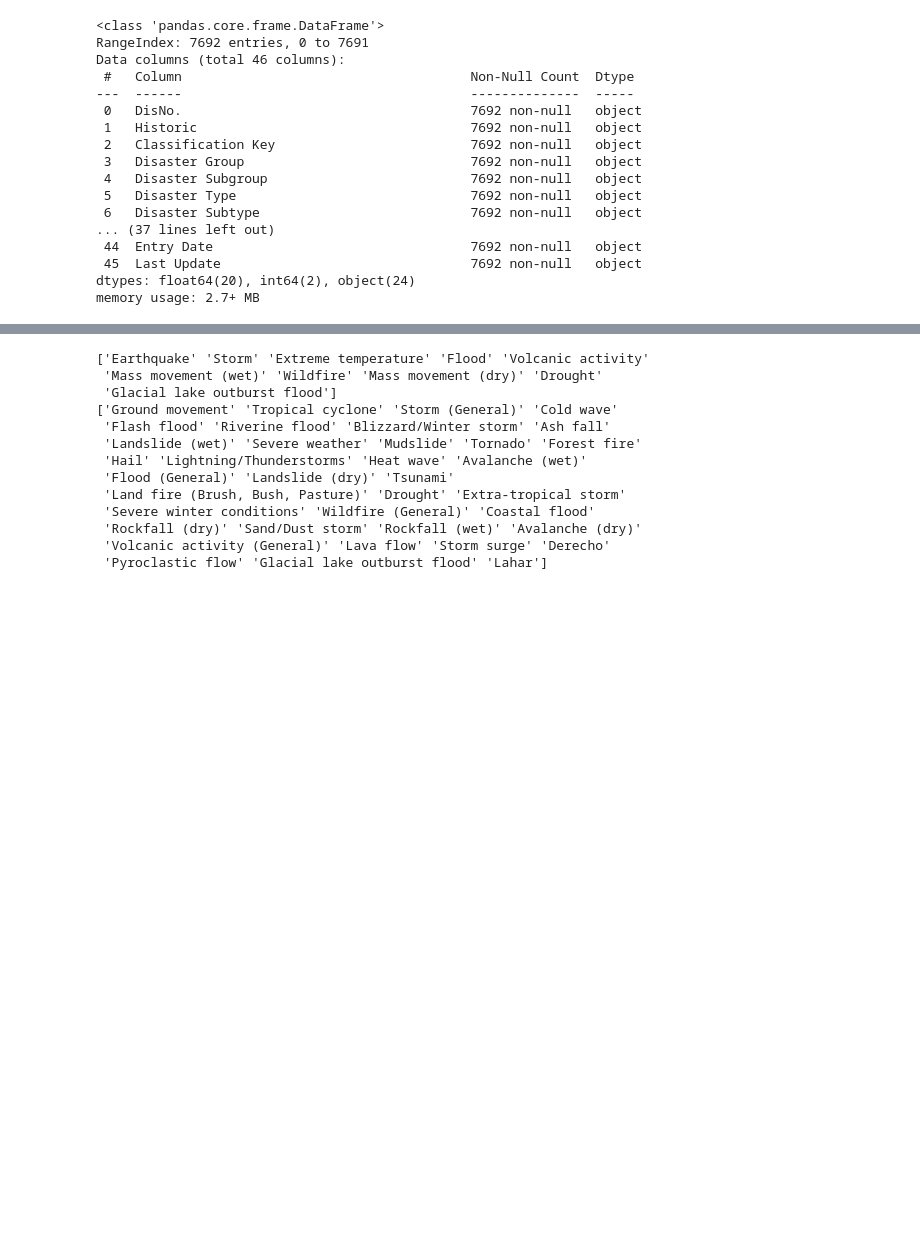
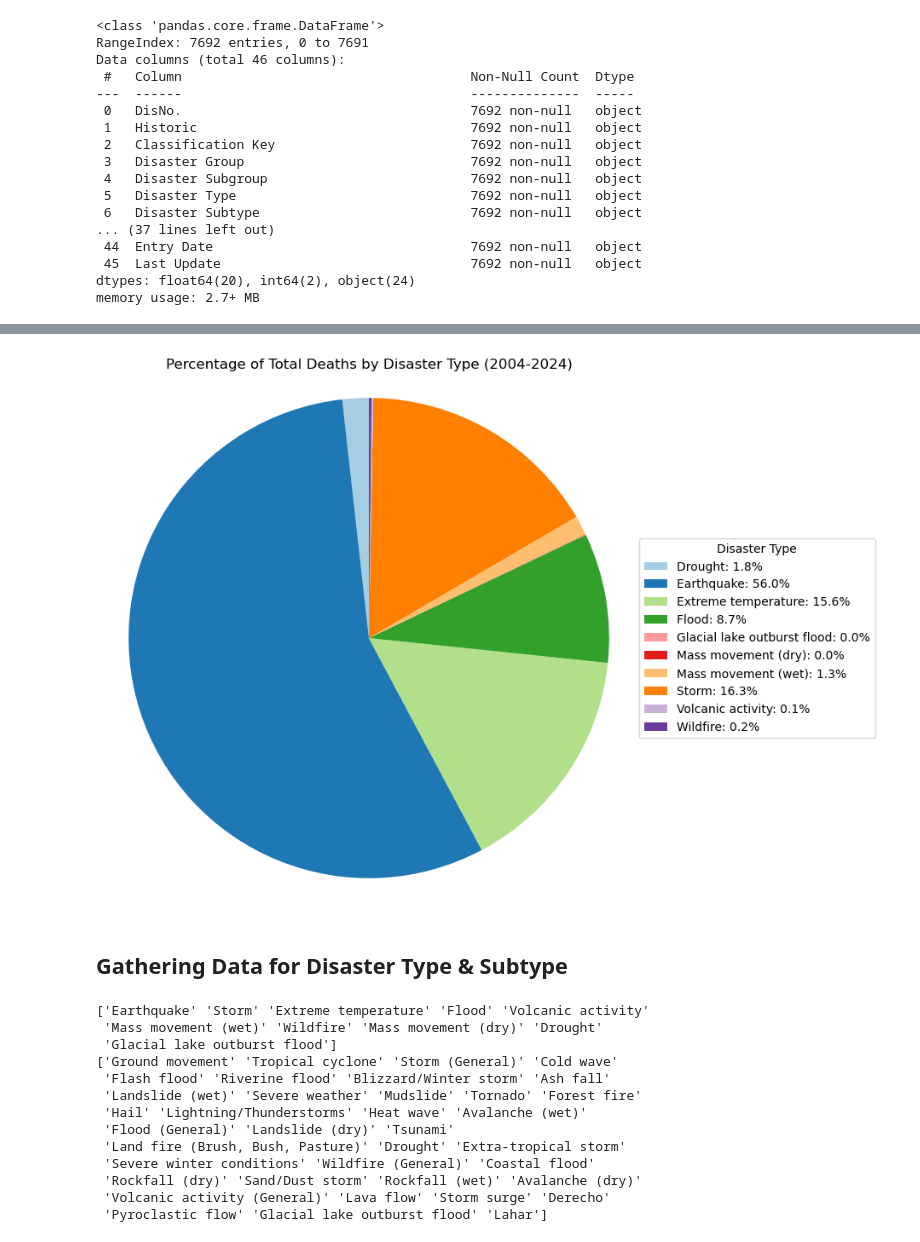
Before and after one commit to Csaldivar23/Project_3, a Jupyter notebook: natural_disaster_ETL.ipynb, the cells around one changed output, grey strips where cells are left out. Drawn from its saved outputs; the diff is of its cells as text; code cells hidden in the pictures; blank space fills up the shorter version.

```diff
--- a/natural_disaster_ETL.ipynb
+++ b/natural_disaster_ETL.ipynb
@@ -42,3 +94,24 @@ memory usage: 2.7+ MB
+# %%
+# Creating a Pie Chart by 'Percentage of Total Deaths by Disaster Type (2004-2024)'
+disaster_deaths = natural_disaster_df.groupby('Disaster Type')['Total Deaths'].sum()
+
+death_percentages = 100 * disaster_deaths / disaster_deaths.sum()
+
+plt.figure(figsize=(8, 8))
+wedges, texts = plt.pie(disaster_deaths, startangle=90, colors=plt.cm.Paired.colors)
+
+plt.title('Percentage of Total Deaths by Disaster Type (2004-2024)')
+plt.axis('equal')
+
+legend_labels = [f'{disaster_type}: {percentage:.1f}%' for disaster_type, percentage in zip(disaster_deaths.index, death_percentages)]
+
+plt.legend(wedges, legend_labels, title="Disaster Type", loc="center left", bbox_to_anchor=(1, 0, 0.5, 1))
+
+plt.show()
+# %% [output]
+[figure, added]
+# %% [markdown]
+## Gathering Data for Disaster Type & Subtype
 # %%
 #Get unique values in the Disaster Type and Disaster Subtype columns
 disaster_type = natural_disaster_df['Disaster Type'].unique()
```
Also changed, not shown: parts of 5 cells of this notebook.
